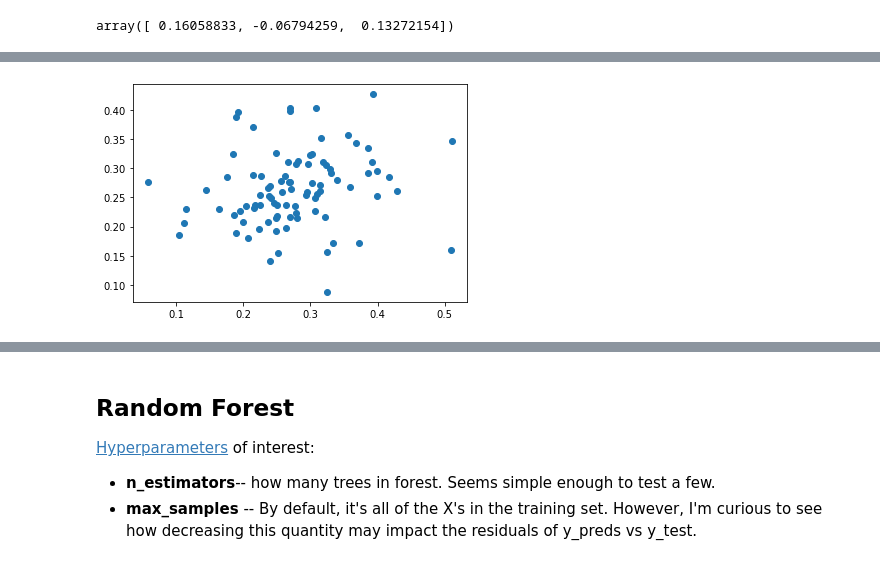
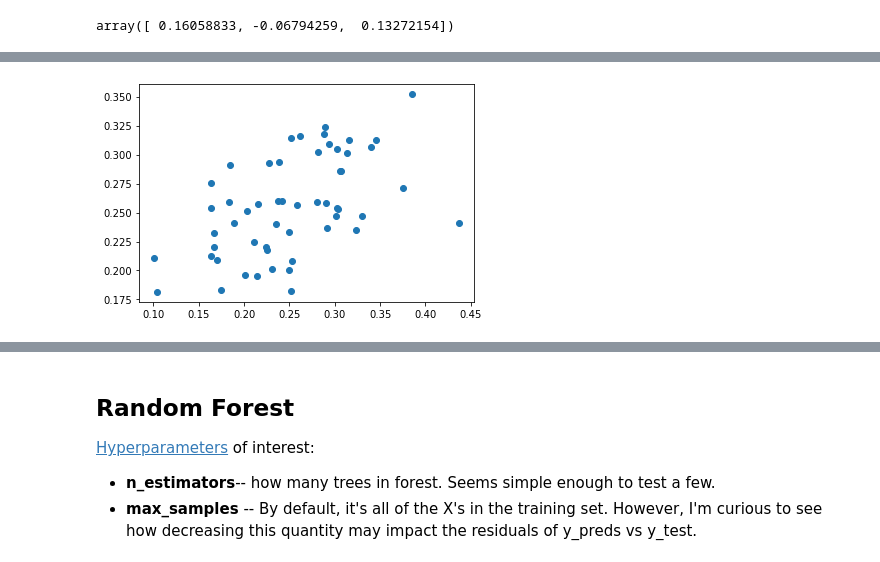
Before and after one commit to DGiulietti/RecycleEffectivenessMA, a Jupyter notebook: part3b.ipynb, the cells around one changed output, grey strips where cells are left out. Drawn from its saved outputs; the diff is of its cells as text; code cells hidden in the pictures.

```diff
--- a/part3b.ipynb
+++ b/part3b.ipynb
@@ -365,7 +411,7 @@ I think moving forward, I'm going to do the normal train_test_split method, incl
 # %%
-# data with outliers
+# data w/o outliers
 
-X_train, X_test, y_train, y_test = train_test_split(X0, y0, test_size= 0.33, random_state=8)
+X_train, X_test, y_train, y_test = train_test_split(X1, y1, test_size= 0.2, random_state=8)
 # %%
 fit_results = {}
 
@@ -398,6 +487,6 @@ plt.scatter(y_test, model2.predict(X_test));
 # %%
-model3 = HistGradientBoostingRegressor(max_iter=10_000, random_state=8)
+model3 = GradientBoostingRegressor(min_samples_leaf=5, random_state=8)
 fit_model(model3, 'GradBoost')
 plt.scatter(y_test, model3.predict(X_test));
 # %% [output]
-[figure, old version]
+[figure, new version]
```
Also changed, not shown: parts of 80 cells of this notebook, 17 other files.
